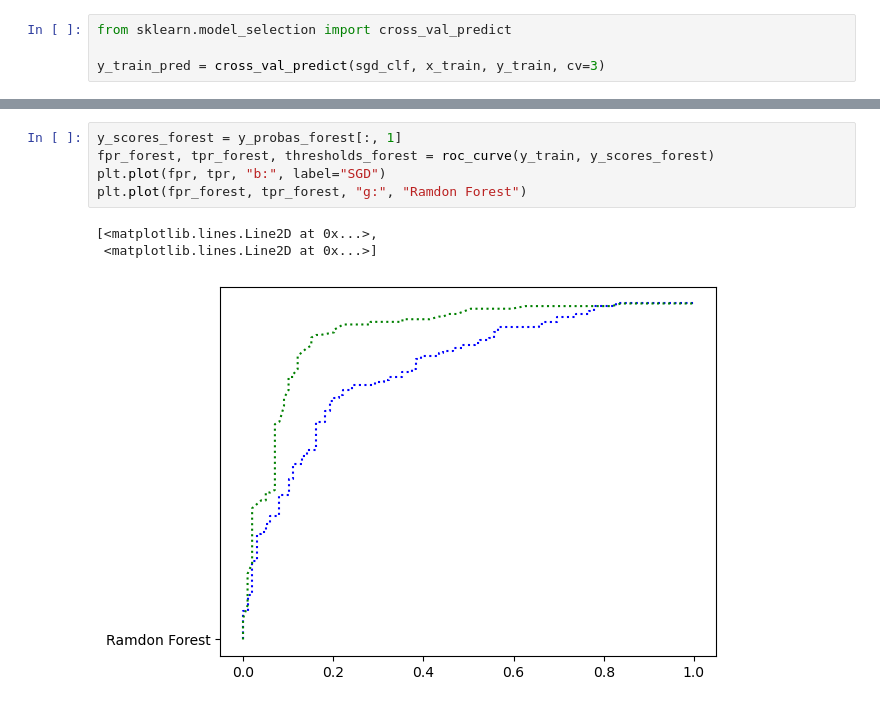
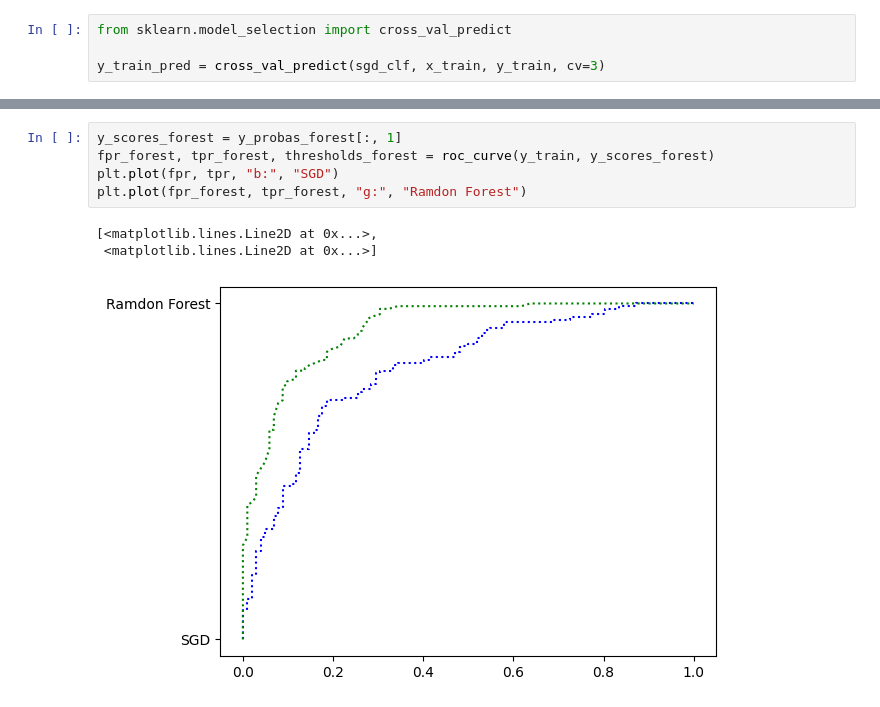
Before and after one commit to daferre01/BIGDATA-IA, a Jupyter notebook: IA/MachineLearning/REGRESION/heartattack/heart.ipynb, the cells around one changed output, grey strips where cells are left out. Drawn from its saved outputs; the diff is of its cells as text.

```diff
--- a/IA/MachineLearning/REGRESION/heartattack/heart.ipynb
+++ b/IA/MachineLearning/REGRESION/heartattack/heart.ipynb
@@ -501,12 +499,12 @@ array([[0.31, 0.69],
 # %%
 y_scores_forest = y_probas_forest[:, 1]
 fpr_forest, tpr_forest, thresholds_forest = roc_curve(y_train, y_scores_forest)
-plt.plot(fpr, tpr, "b:", label="SGD")
+plt.plot(fpr, tpr, "b:", "SGD")
 plt.plot(fpr_forest, tpr_forest, "g:", "Ramdon Forest")
 # %% [output]
 [<matplotlib.lines.Line2D at 0x...>,
  <matplotlib.lines.Line2D at 0x...>]
-[figure, old version]
+[figure, new version]
 # %%
 print(roc_auc_score(y_train, y_scores_forest))
 # %% [output]
```
Also changed, not shown: parts of 16 cells of this notebook.
